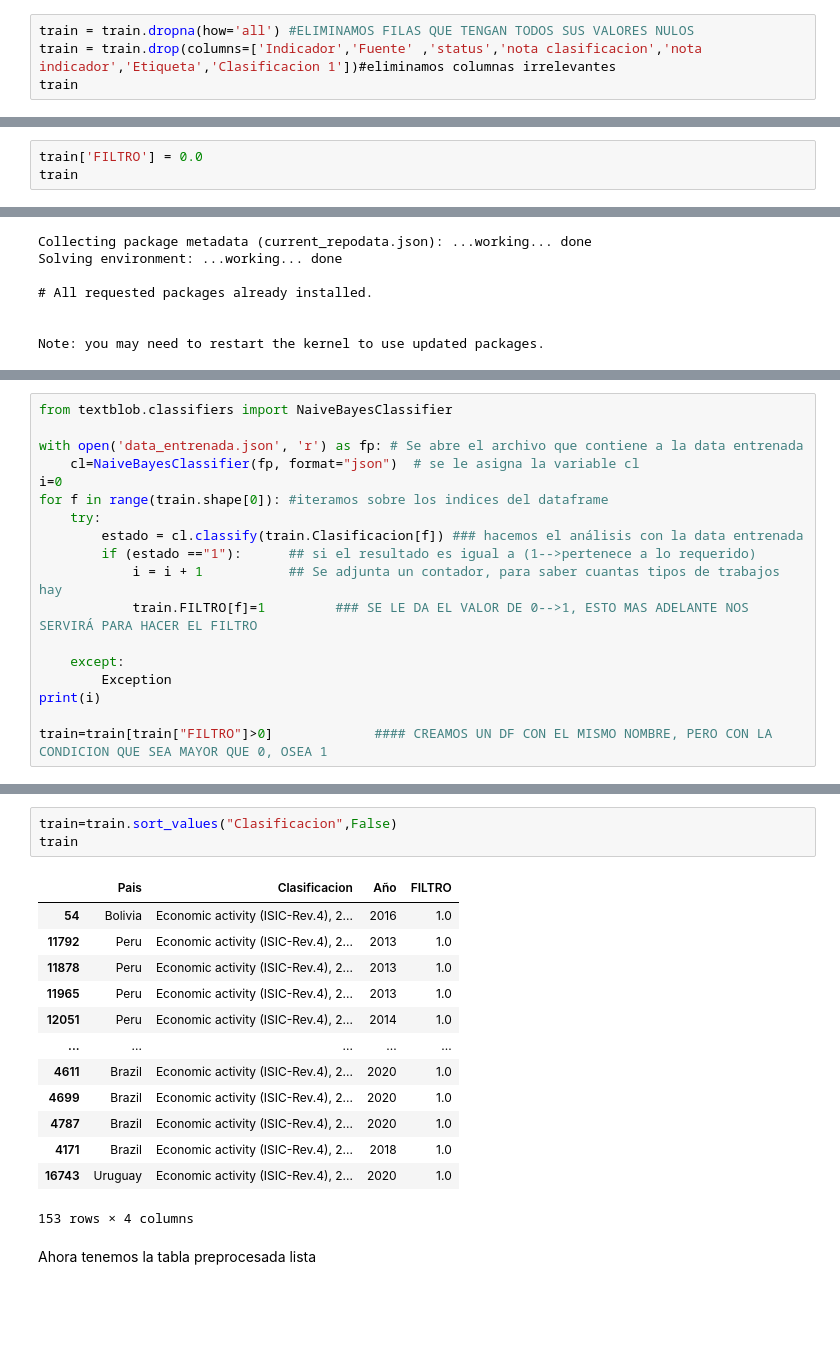
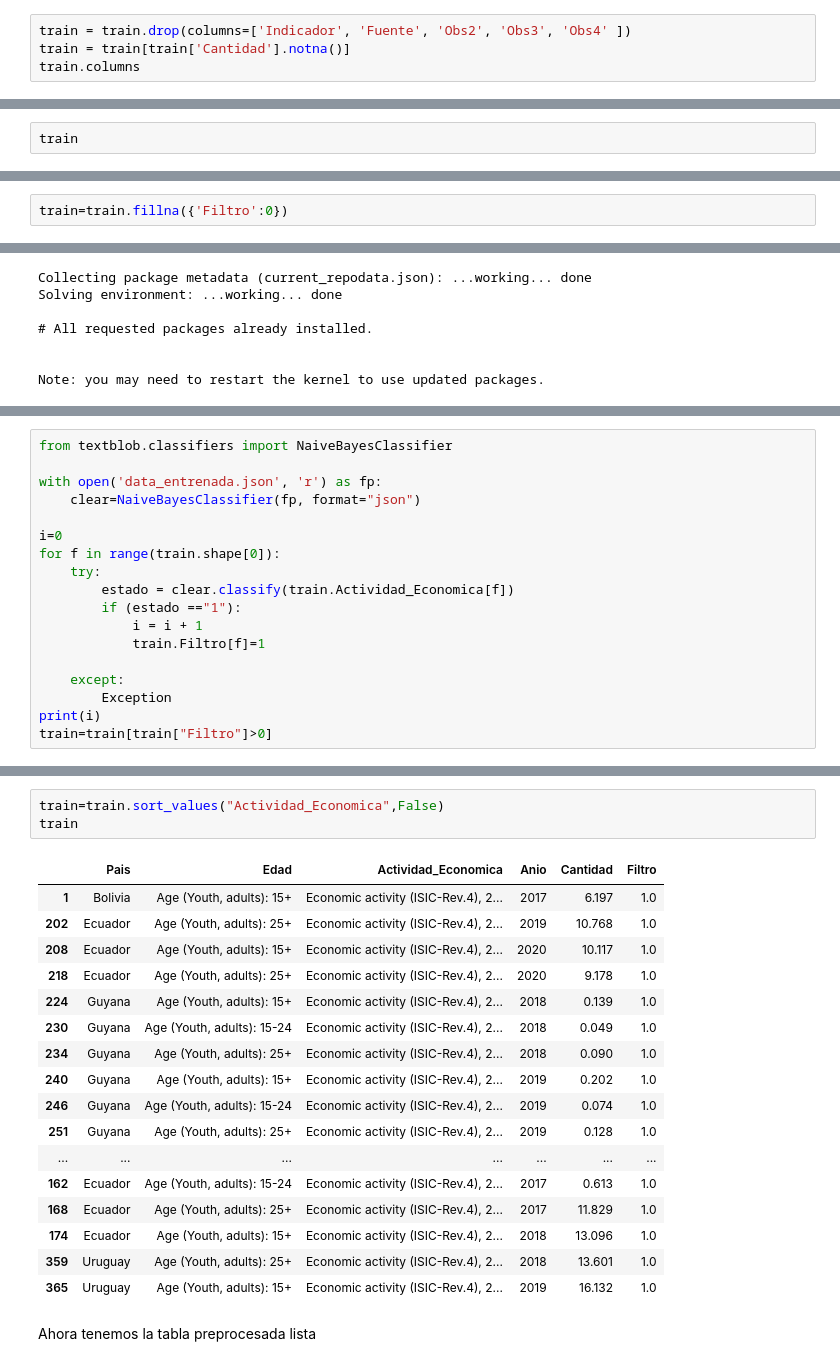
Before and after one commit to moisesberrospi/DELATI_DATA_ANALYTICS, a Jupyter notebook: EMPLEO DE PERSONAS SEGUN UBICACION PASI EN SUDAMERICA/notebooks/Analisis_Mintra.ipynb, the cells around one changed output, grey strips where cells are left out. Drawn from its saved outputs; the diff is of its cells as text; blank space fills up the shorter version.

```diff
--- a/EMPLEO DE PERSONAS SEGUN UBICACION PASI EN SUDAMERICA/notebooks/Analisis_Mintra.ipynb
+++ b/EMPLEO DE PERSONAS SEGUN UBICACION PASI EN SUDAMERICA/notebooks/Analisis_Mintra.ipynb
@@ -130,5 +130,5 @@ train
 # %%
-train = train.dropna(how='all') #ELIMINAMOS FILAS QUE TENGAN TODOS SUS VALORES NULOS
-train = train.drop(columns=['Indicador','Fuente' ,'status','nota clasificacion','nota indicador','Etiqueta','Clasificacion 1'])#eliminamos columnas irrelevantes
-train
+train = train.drop(columns=['Indicador', 'Fuente', 'Obs2', 'Obs3', 'Obs4' ])
+train = train[train['Cantidad'].notna()]
+train.columns
 # %% [output]
@@ -148,4 +136,3 @@ train
 # %%
-train['FILTRO'] = 0.0
 train
 # %% [output]
@@ -164,0 +152,2 @@ train
+# %%
+train=train.fillna({'Filtro':0})
@@ -192,21 +199,21 @@ True
 # %%
 from textblob.classifiers import NaiveBayesClassifier
 
-with open('data_entrenada.json', 'r') as fp: # Se abre el archivo que contiene a la data entrenada
-    cl=NaiveBayesClassifier(fp, format="json")  # se le asigna la variable cl
+with open('data_entrenada.json', 'r') as fp:
+    clear=NaiveBayesClassifier(fp, format="json")
+
 i=0
-for f in range(train.shape[0]): #iteramos sobre los indices del dataframe
+for f in range(train.shape[0]):
     try:
-        estado = cl.classify(train.Clasificacion[f]) ### hacemos el análisis con la data entrenada
-        if (estado =="1"):      ## si el resultado es igual a (1-->pertenece a lo requerido)
-            i = i + 1           ## Se adjunta un contador, para saber cuantas tipos de trabajos hay
-            train.FILTRO[f]=1         ### SE LE DA EL VALOR DE 0-->1, ESTO MAS ADELANTE NOS SERVIRÁ PARA HACER EL FILTRO
+        estado = clear.classify(train.Actividad_Economica[f])
+        if (estado =="1"):
+            i = i + 1
+            train.Filtro[f]=1
 
     except:
         Exception
 print(i)
-
-train=train[train["FILTRO"]>0]             #### CREAMOS UN DF CON EL MISMO NOMBRE, PERO CON LA CONDICION QUE SEA MAYOR QUE 0, OSEA 1
+train=train[train["Filtro"]>0]
 # %% [output]
 A value is trying to be set on a copy of a slice from a DataFrame
 
@@ -216,19 +223,23 @@ See the caveats in the documentation: https://pandas.pydata.org/pandas-docs/stab
 # %%
-train=train.sort_values("Clasificacion",False)
+train=train.sort_values("Actividad_Economica",False)
 train
 # %% [output]
-|  | Pais | Clasificacion | Año | FILTRO |
-| 54 | Bolivia | Economic activity (ISIC-Rev.4), 2... | 2016 | 1.0 |
-| 11792 | Peru | Economic activity (ISIC-Rev.4), 2... | 2013 | 1.0 |
-| 11878 | Peru | Economic activity (ISIC-Rev.4), 2... | 2013 | 1.0 |
-| 11965 | Peru | Economic activity (ISIC-Rev.4), 2... | 2013 | 1.0 |
-| 12051 | Peru | Economic activity (ISIC-Rev.4), 2... | 2014 | 1.0 |
-| ... | ... | ... | ... | ... |
-| 4611 | Brazil | Economic activity (ISIC-Rev.4), 2... | 2020 | 1.0 |
-| 4699 | Brazil | Economic activity (ISIC-Rev.4), 2... | 2020 | 1.0 |
-| 4787 | Brazil | Economic activity (ISIC-Rev.4), 2... | 2020 | 1.0 |
-| 4171 | Brazil | Economic activity (ISIC-Rev.4), 2... | 2018 | 1.0 |
-| 16743 | Uruguay | Economic activity (ISIC-Rev.4), 2... | 2020 | 1.0 |
+|  | Pais | Edad | Actividad_Economica | Anio | Cantidad | Filtro |
+| 1 | Bolivia | Age (Youth, adults): 15+ | Economic activity (ISIC-Rev.4), 2... | 2017 | 6.197 | 1.0 |
+| 202 | Ecuador | Age (Youth, adults): 25+ | Economic activity (ISIC-Rev.4), 2... | 2019 | 10.768 | 1.0 |
+| 208 | Ecuador | Age (Youth, adults): 15+ | Economic activity (ISIC-Rev.4), 2... | 2020 | 10.117 | 1.0 |
+| 218 | Ecuador | Age (Youth, adults): 25+ | Economic activity (ISIC-Rev.4), 2... | 2020 | 9.178 | 1.0 |
+| 224 | Guyana | Age (Youth, adults): 15+ | Economic activity (ISIC-Rev.4), 2... | 2018 | 0.139 | 1.0 |
+| 230 | Guyana | Age (Youth, adults): 15-24 | Economic activity (ISIC-Rev.4), 2... | 2018 | 0.049 | 1.0 |
+| 234 | Guyana | Age (Youth, adults): 25+ | Economic activity (ISIC-Rev.4), 2... | 2018 | 0.090 | 1.0 |
+| 240 | Guyana | Age (Youth, adults): 15+ | Economic activity (ISIC-Rev.4), 2... | 2019 | 0.202 | 1.0 |
+| 246 | Guyana | Age (Youth, adults): 15-24 | Economic activity (ISIC-Rev.4), 2... | 2019 | 0.074 | 1.0 |
+| 251 | Guyana | Age (Youth, adults): 25+ | Economic activity (ISIC-Rev.4), 2... | 2019 | 0.128 | 1.0 |
+| ... | ... | ... | ... | ... | ... | ... |
+| 162 | Ecuador | Age (Youth, adults): 15-24 | Economic activity (ISIC-Rev.4), 2... | 2017 | 0.613 | 1.0 |
+| 168 | Ecuador | Age (Youth, adults): 25+ | Economic activity (ISIC-Rev.4), 2... | 2017 | 11.829 | 1.0 |
+| 174 | Ecuador | Age (Youth, adults): 15+ | Economic activity (ISIC-Rev.4), 2... | 2018 | 13.096 | 1.0 |
+| 359 | Uruguay | Age (Youth, adults): 25+ | Economic activity (ISIC-Rev.4), 2... | 2018 | 13.601 | 1.0 |
+| 365 | Uruguay | Age (Youth, adults): 15+ | Economic activity (ISIC-Rev.4), 2... | 2019 | 16.132 | 1.0 |
-153 rows × 4 columns
 # %% [markdown]
 Ahora tenemos la tabla preprocesada lista
```
Also changed, not shown: parts of 15 cells of this notebook, 1 other file.
